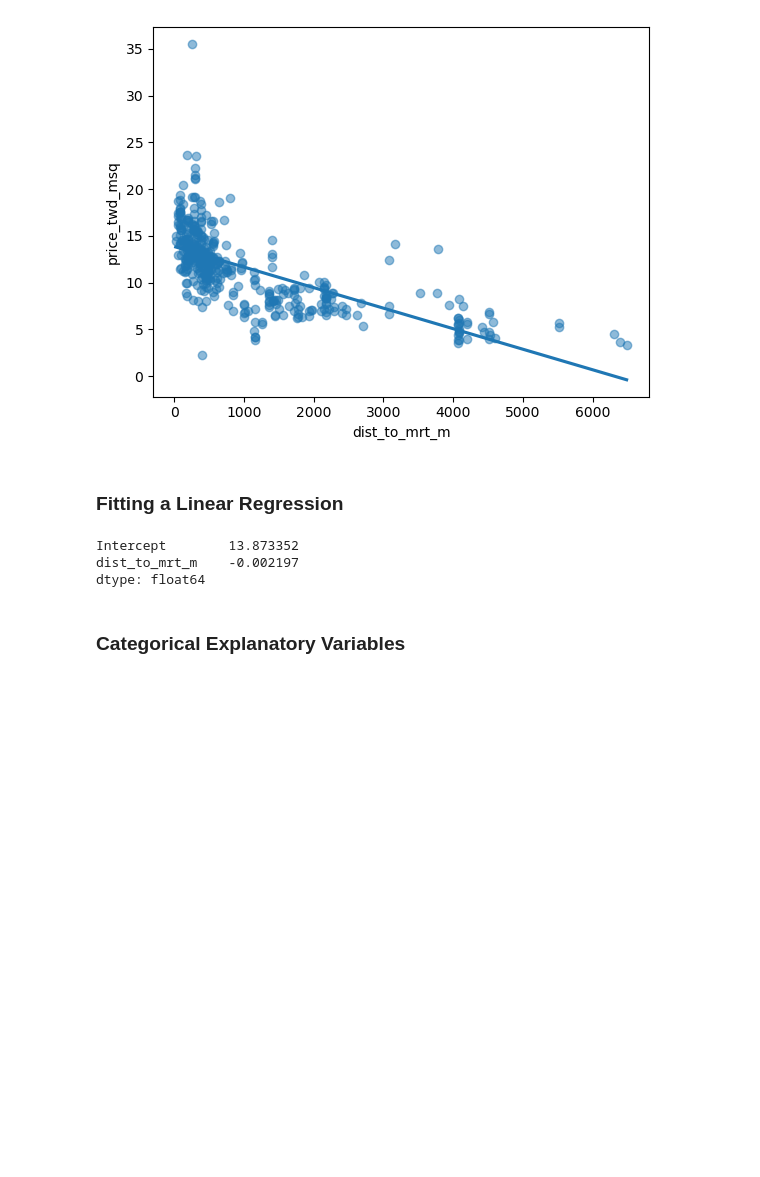
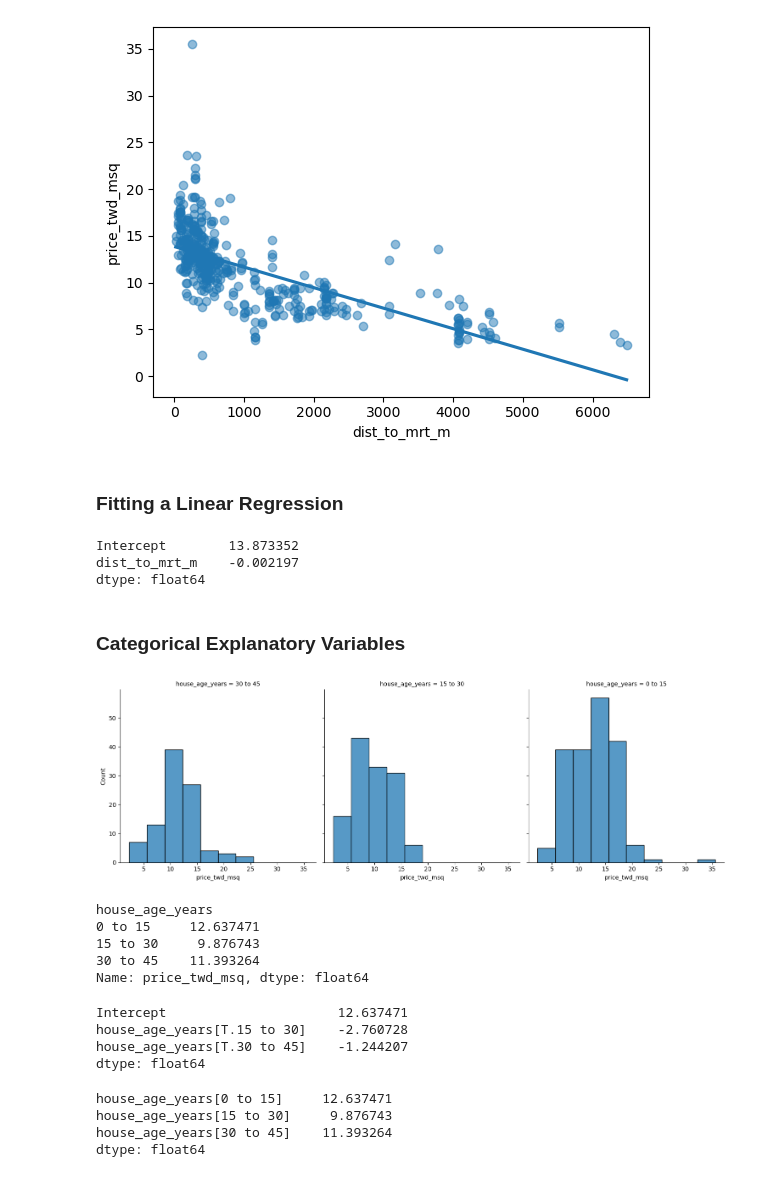
Before and after one commit to drksz/Learning-ML, a Jupyter notebook: RegressionIntro.ipynb, the cells around one changed output. Saved outputs shown, nothing was run; the diff lists cells and outputs as text; code cells hidden in the pictures; blank space fills up the shorter version.

Commit message:
added LR with categorical independent variables

```diff
--- a/RegressionIntro.ipynb
+++ b/RegressionIntro.ipynb
@@ -69,3 +69,57 @@ dist_to_mrt_m    -0.002197
 dtype: float64
 # %% [markdown]
 ### Categorical Explanatory Variables
+# %%
+# Sometimes, independent variables may be categorical such as the 'house_age_years' column
+
+# Visualizing each house age category using sns.displot()
+sns.displot(
+    data=taiwan_real_estate,
+    x='price_twd_msq',
+    col='house_age_years',
+    bins=10
+)
+
+plt.show()
+# %% [output]
+[figure, added]
+# %%
+# Finding the mean price for each house age category
+taiwan_real_estate.groupby('house_age_years')['price_twd_msq'].mean()
+# %% [output]
+house_age_years
+0 to 15     12.637471
+15 to 30     9.876743
+30 to 45    11.393264
+Name: price_twd_msq, dtype: float64
+# %%
+mdl_price_vs_age = ols(
+    'price_twd_msq ~ house_age_years',
+    data=taiwan_real_estate
+).fit()
+
+# Notice that the '0 to 15' category becomes the reference group
+# This method of parameterization is useful for multivariable linear
+# regression. For simple linear regression, it is more ideal to have
+# each categorical independent variable their own regression line.
+
+print(mdl_price_vs_age.params)
+# %% [output]
+Intercept                      12.637471
+house_age_years[T.15 to 30]    -2.760728
+house_age_years[T.30 to 45]    -1.244207
+dtype: float64
+# %%
+# Adding a '+ 0' in the formula omits the intercept/constant.
+# This forces each group through the origin (which is now the reference group)
+mdl_price_vs_age0 = ols(
+    'price_twd_msq ~ house_age_years + 0',
+    data=taiwan_real_estate
+).fit()
+
+print(mdl_price_vs_age0.params)
+# %% [output]
+house_age_years[0 to 15]     12.637471
+house_age_years[15 to 30]     9.876743
+house_age_years[30 to 45]    11.393264
+dtype: float64
```
